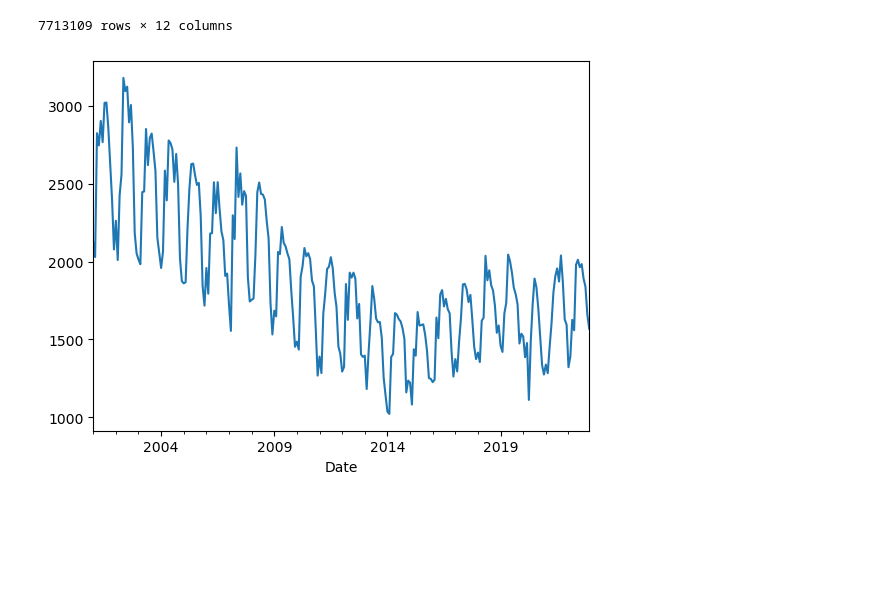
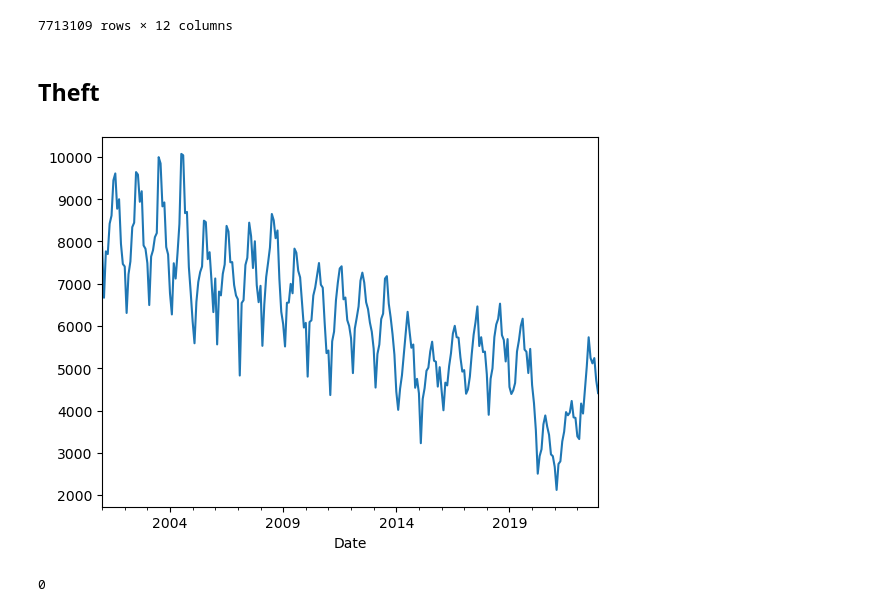
Before and after one commit to Mrammoss/Chicago-Data, a Jupyter notebook: Crime-Data-2.ipynb, the cells around one changed output. Saved outputs shown, nothing was run; the diff lists cells and outputs as text; code cells hidden in the pictures; blank space fills up the shorter version.

```diff
--- a/Crime-Data-2.ipynb
+++ b/Crime-Data-2.ipynb
@@ -166,7 +166,15 @@ crimes = ['THEFT','BATTERY','NARCOTICS','ASSAULT']
 subset = df[df['Primary Type'].isin(crimes)]
 # %%
 crime_sizes = subset.groupby('Primary Type').resample('MS').size()
+# %% [markdown]
+## Theft
 # %%
-crime_sizes.loc['ASSAULT'].plot();
+crime_sizes.loc['THEFT'].plot();
 # %% [output]
-[figure, old version]
+[figure, new version]
+# %%
+df_theft = df[df['Primary Type']== 'THEFT']
+ts_theft = df_theft.resample('MS').size()
+ts_theft.isnull().sum()
+# %% [output]
+0
```
Also changed, not shown: parts of 10 cells of this notebook.
